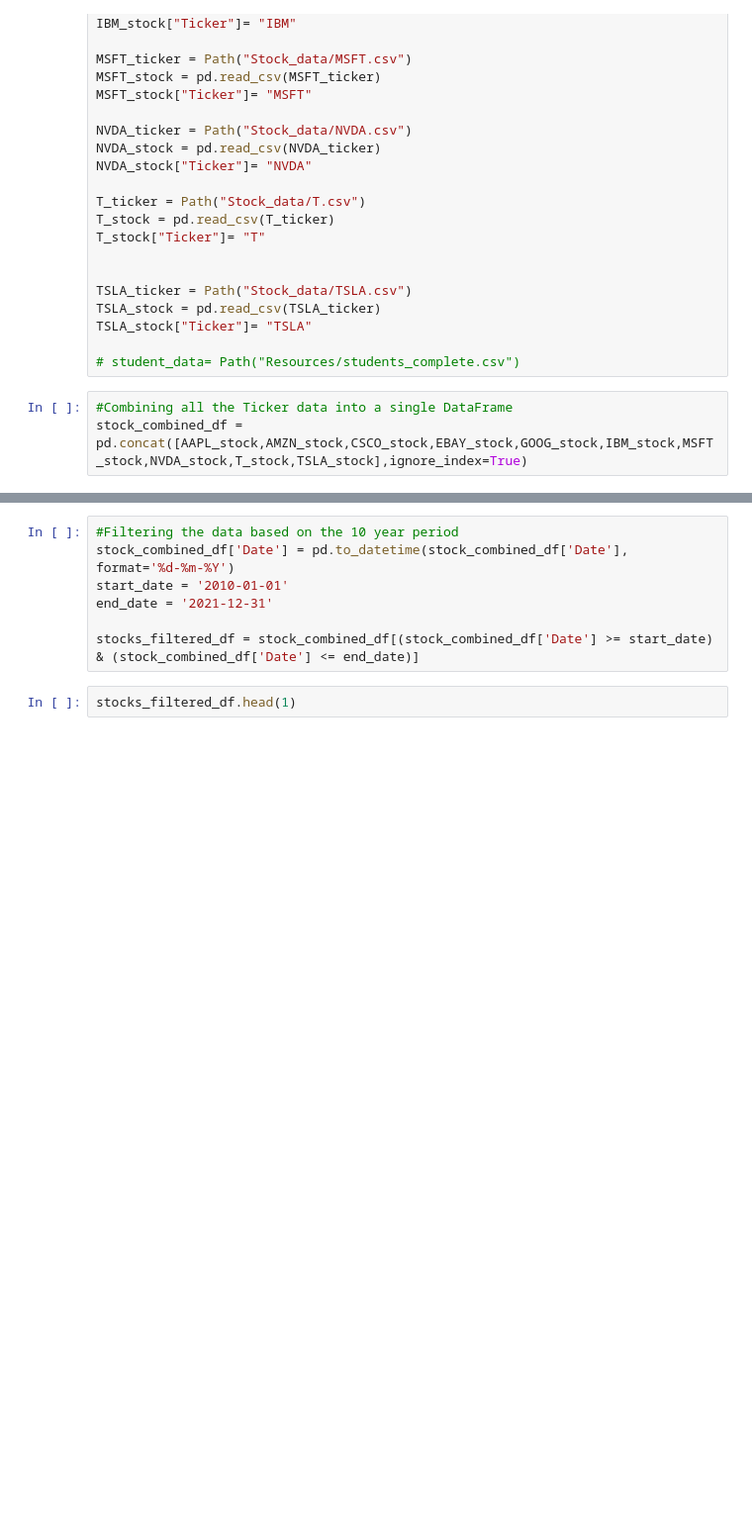
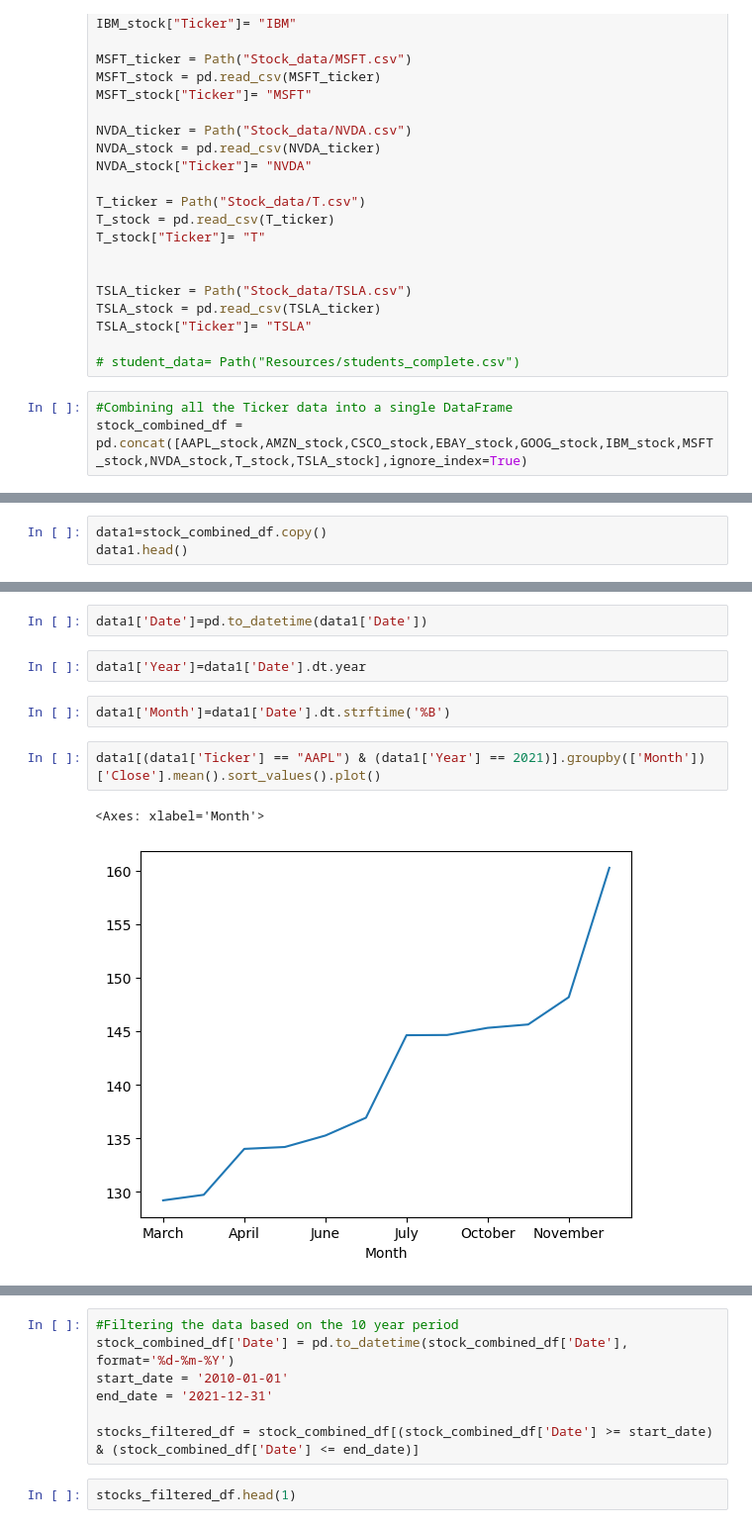
Before and after one commit to salvarenga25/StockMarket_Project, a Jupyter notebook: Stock_Analysis(Closing_Prices).ipynb, the cells around one changed output, grey strips where cells are left out. Shown at 99% size. Drawn from its saved outputs; the diff is of its cells as text; blank space fills up the shorter version.

```diff
--- a/Stock_Analysis(Closing_Prices).ipynb
+++ b/Stock_Analysis(Closing_Prices).ipynb
@@ -64,0 +56,3 @@ stock_combined_df.tail()
+# %%
+data1=stock_combined_df.copy()
+data1.head()
@@ -64,0 +66,11 @@ stock_combined_df.tail()
+# %%
+data1['Date']=pd.to_datetime(data1['Date'])
+# %%
+data1['Year']=data1['Date'].dt.year
+# %%
+data1['Month']=data1['Date'].dt.strftime('%B')
+# %%
+data1[(data1['Ticker'] == "AAPL") & (data1['Year'] == 2021)].groupby(['Month'])['Close'].mean().sort_values().plot()
+# %% [output]
+<Axes: xlabel='Month'>
+[figure, added]
```
Also changed, not shown: parts of 26 cells of this notebook, 1 other file.
